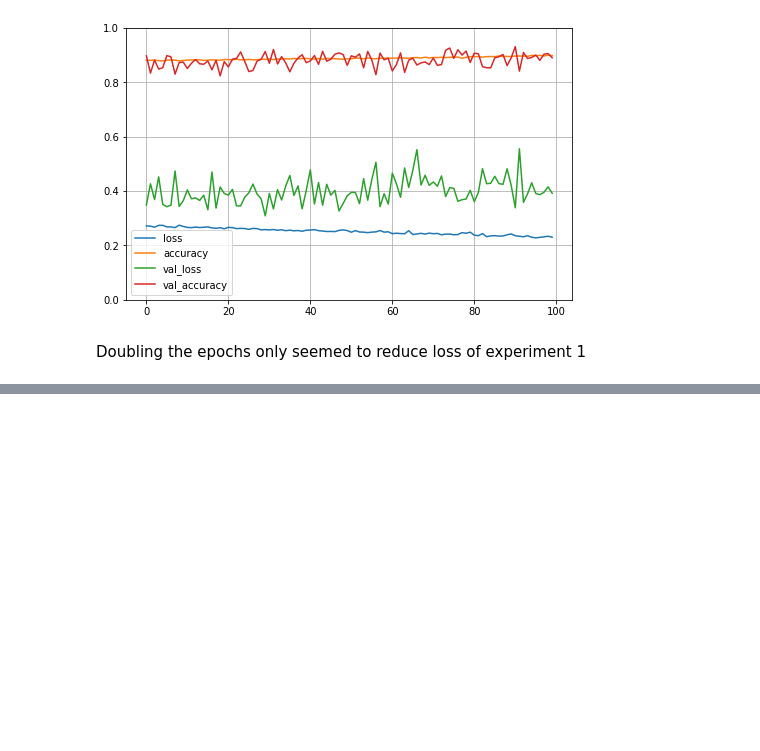
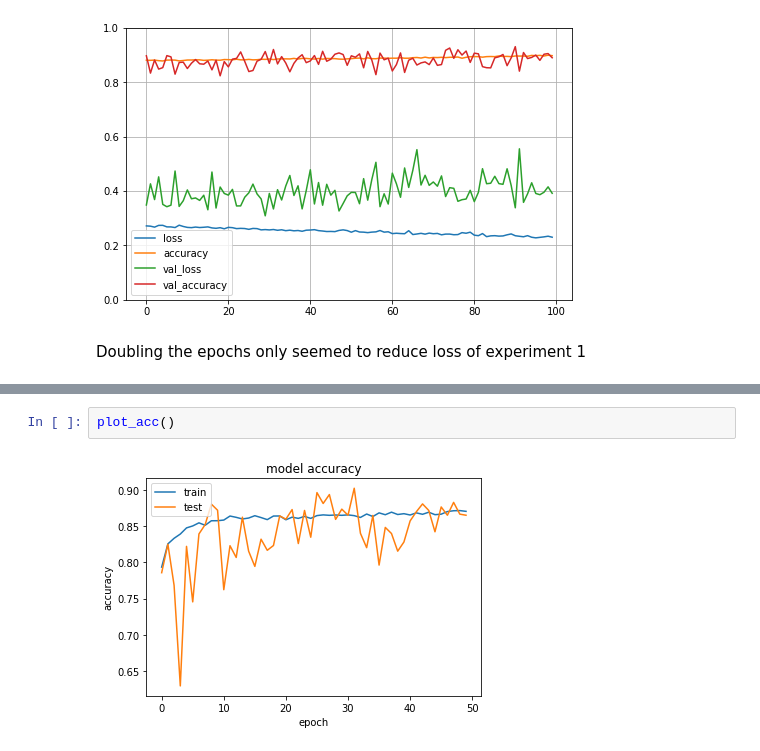
Before and after one commit to nopynospy/apu_deep_learning, a Jupyter notebook: Lab_2_0a_online_shopper_DataPrep_BaselineANN_V1.ipynb, the cells around one changed output, grey strips where cells are left out. Cells and saved outputs as stored; diff of their text form; blank space fills up the shorter version.

```diff
--- a/Lab_2_0a_online_shopper_DataPrep_BaselineANN_V1.ipynb
+++ b/Lab_2_0a_online_shopper_DataPrep_BaselineANN_V1.ipynb
@@ -459,0 +528,4 @@ Doubling the epochs only seemed to reduce loss of experiment 1
+# %%
+plot_acc()
+# %% [output]
+[figure, added]
```
Also changed, not shown: parts of 35 cells of this notebook.
